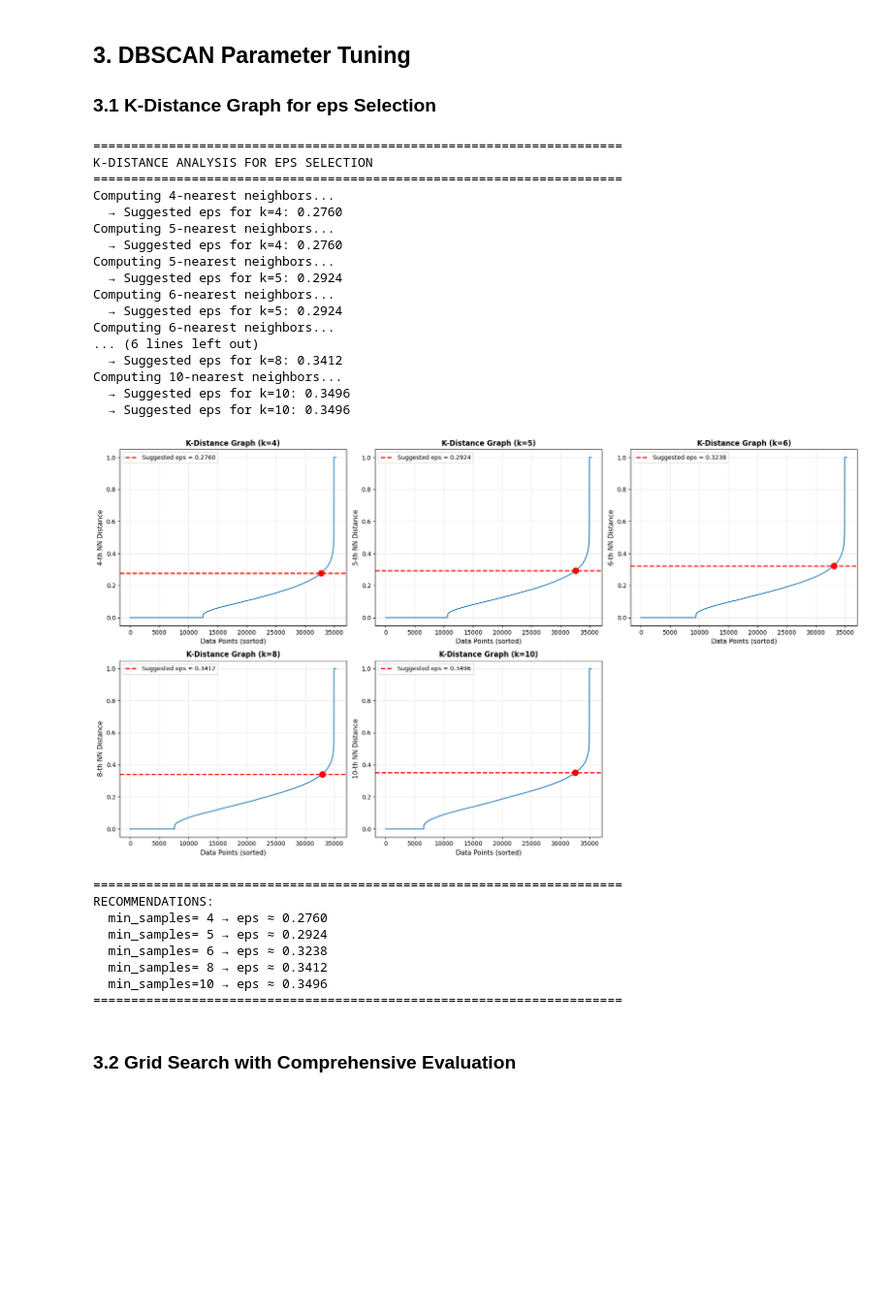
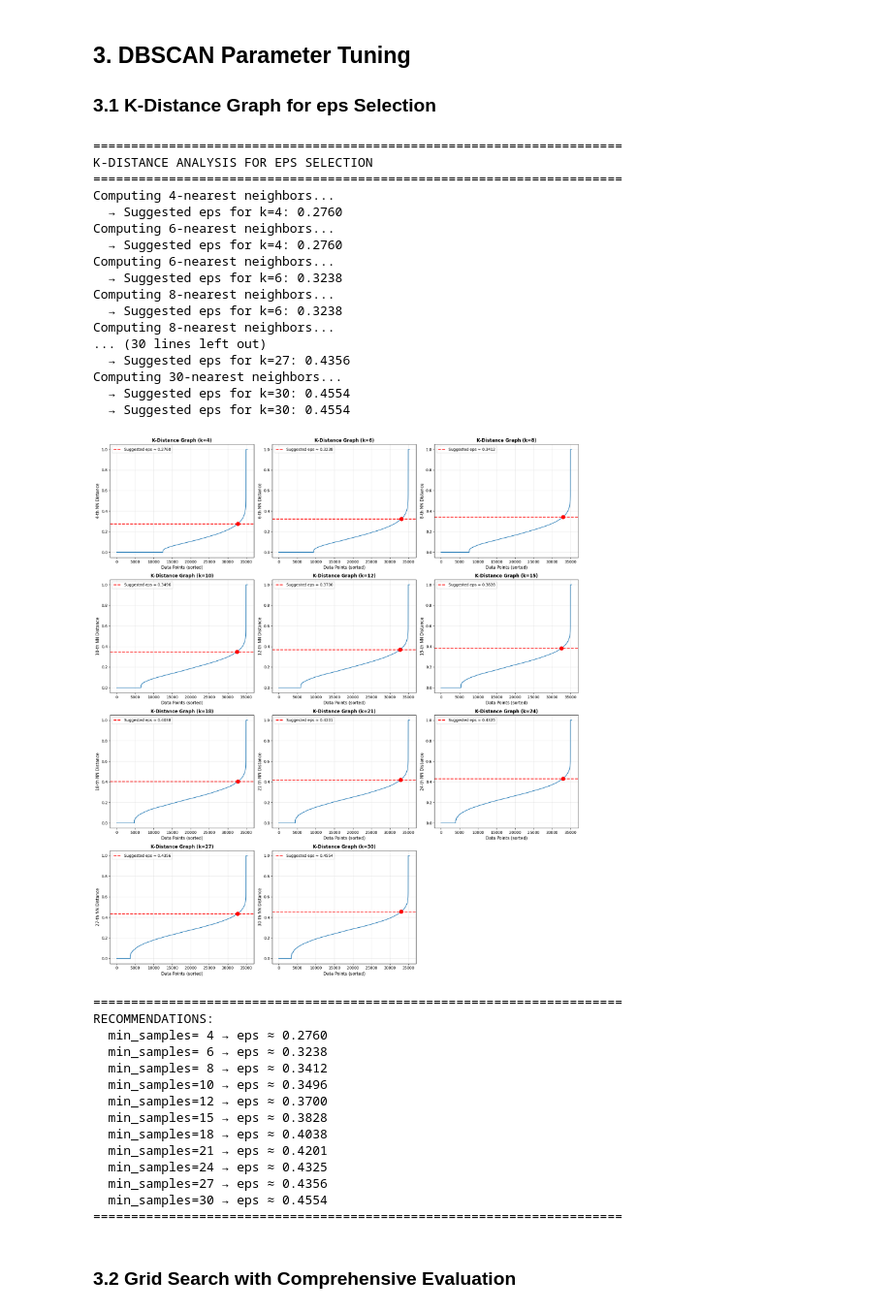
Before and after one commit to MomPansy/SC4020-project-1, a Jupyter notebook: dbscan/Product Classification and Clustering/final-dbscan-evaluation.ipynb, the cells around one changed output. Shown at 97% size. Drawn from its saved outputs; the diff is of its cells as text; code cells hidden in the pictures; blank space fills up the shorter version.

```diff
--- a/dbscan/Product Classification and Clustering/final-dbscan-evaluation.ipynb
+++ b/dbscan/Product Classification and Clustering/final-dbscan-evaluation.ipynb
@@ -136,12 +214,17 @@ Creating TF-IDF features...
 
 ### 3.1 K-Distance Graph for eps Selection
 # %%
-def plot_k_distance_graph(X, k_values=[4, 5, 6, 8, 10]):
+def plot_k_distance_graph(X, k_values=[4, 6, 8, 10, 12, 15, 18, 21, 24, 27, 30]):
     """
     Plot k-distance graphs to find optimal eps.
     The elbow point suggests the optimal eps value.
     """
-    fig, axes = plt.subplots(2, 3, figsize=(18, 10))
+    # Calculate grid size for the plots (accommodate all k_values)
+    n_plots = len(k_values)
+    n_cols = 3
+    n_rows = (n_plots + n_cols - 1) // n_cols  # Ceiling division
+
+    fig, axes = plt.subplots(n_rows, n_cols, figsize=(18, 5 * n_rows))
     axes = axes.flatten()
 
     recommended_eps = {}
@@ -180,52 +263,58 @@ def plot_k_distance_graph(X, k_values=[4, 5, 6, 8, 10]):
         recommended_eps[k] = elbow_distance
         print(f"  → Suggested eps for k={k}: {elbow_distance:.4f}")
 
     if len(k_values) < len(axes):
         for idx in range(len(k_values), len(axes)):
             axes[idx].axis('off')
 
     plt.tight_layout()
     plt.show()
 
     return recommended_eps
 
 print("=" * 70)
 print("K-DISTANCE ANALYSIS FOR EPS SELECTION")
 print("=" * 70)
 
-eps_recommendations = plot_k_distance_graph(product_features, k_values=[4, 5, 6, 8, 10])
+eps_recommendations = plot_k_distance_graph(product_features, k_values=[4, 6, 8, 10, 12, 15, 18, 21, 24, 27, 30])
 
 print("\n" + "=" * 70)
 print("RECOMMENDATIONS:")
 for k, eps in eps_recommendations.items():
     print(f"  min_samples={k:2d} → eps ≈ {eps:.4f}")
 print("=" * 70)
 # %% [output]
 ======================================================================
 K-DISTANCE ANALYSIS FOR EPS SELECTION
 ======================================================================
 Computing 4-nearest neighbors...
   → Suggested eps for k=4: 0.2760
-Computing 5-nearest neighbors...
+Computing 6-nearest neighbors...
   → Suggested eps for k=4: 0.2760
-Computing 5-nearest neighbors...
-  → Suggested eps for k=5: 0.2924
 Computing 6-nearest neighbors...
-  → Suggested eps for k=5: 0.2924
-Computing 6-nearest neighbors...
-... (6 lines left out)
-  → Suggested eps for k=8: 0.3412
-Computing 10-nearest neighbors...
-  → Suggested eps for k=10: 0.3496
-  → Suggested eps for k=10: 0.3496
+  → Suggested eps for k=6: 0.3238
+Computing 8-nearest neighbors...
+  → Suggested eps for k=6: 0.3238
+Computing 8-nearest neighbors...
+... (30 lines left out)
+  → Suggested eps for k=27: 0.4356
+Computing 30-nearest neighbors...
+  → Suggested eps for k=30: 0.4554
+  → Suggested eps for k=30: 0.4554
-[figure, old version]
+[figure, new version]
 ======================================================================
 RECOMMENDATIONS:
   min_samples= 4 → eps ≈ 0.2760
-  min_samples= 5 → eps ≈ 0.2924
   min_samples= 6 → eps ≈ 0.3238
   min_samples= 8 → eps ≈ 0.3412
   min_samples=10 → eps ≈ 0.3496
+  min_samples=12 → eps ≈ 0.3700
+  min_samples=15 → eps ≈ 0.3828
+  min_samples=18 → eps ≈ 0.4038
+  min_samples=21 → eps ≈ 0.4201
+  min_samples=24 → eps ≈ 0.4325
+  min_samples=27 → eps ≈ 0.4356
+  min_samples=30 → eps ≈ 0.4554
 ======================================================================
 # %% [markdown]
 ### 3.2 Grid Search with Comprehensive Evaluation
```
Also changed, not shown: parts of 23 cells of this notebook, 1 other file.
